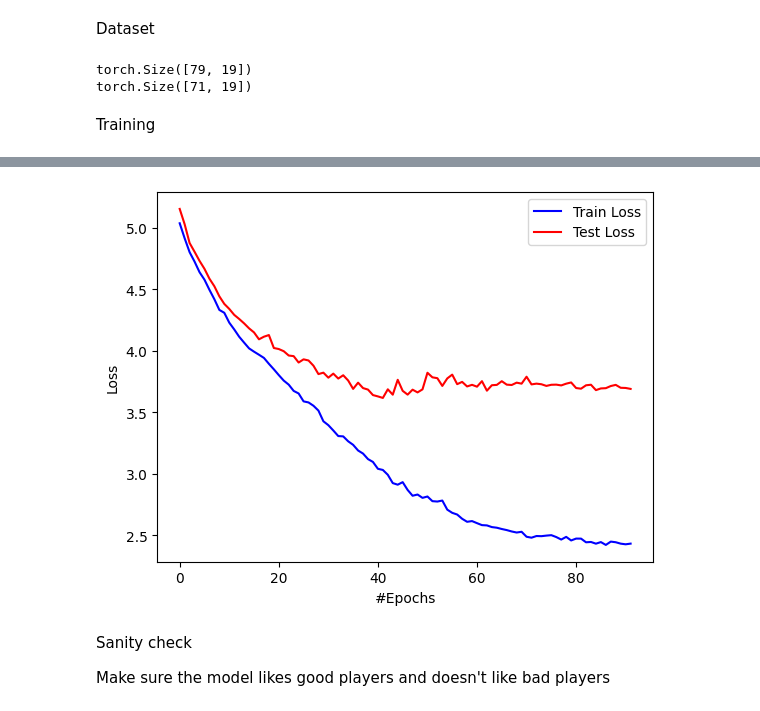
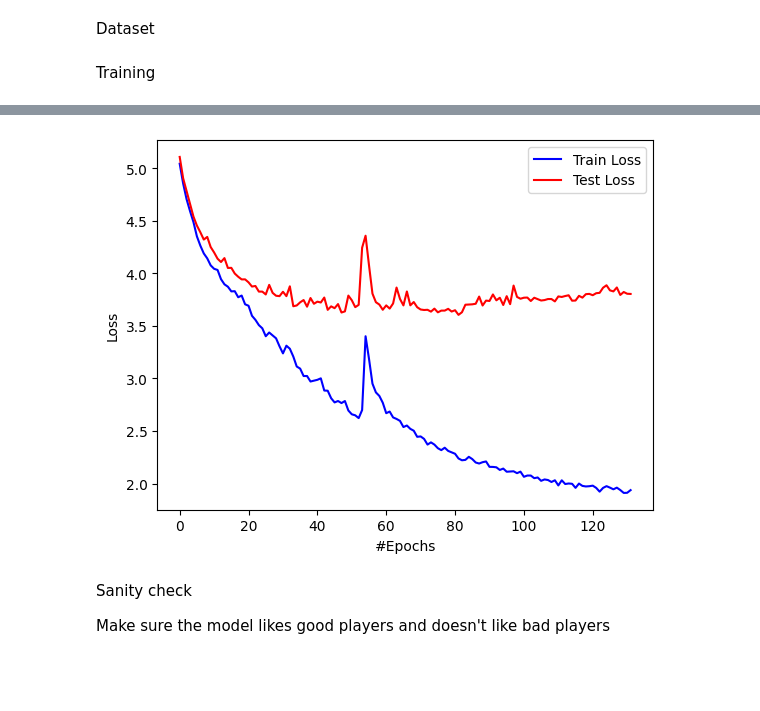
Before and after one commit to nitzryan/BaseballModels, a Jupyter notebook: Model.ipynb, the cells around one changed output, grey strips where cells are left out. Drawn from its saved outputs; the diff is of its cells as text; code cells hidden in the pictures; blank space fills up the shorter version.

```diff
--- a/Model.ipynb
+++ b/Model.ipynb
@@ -162,3 +190,5 @@ PCA(n_components=4)
+# %%
+pca_hitting_stdDevs = Generate_StdDev_Ratio(pca_hitting.explained_variance_ratio_)
 # %% [markdown]
 Determine PCA For Stealing Stats
 # %%
@@ -260,0 +293,3 @@ HITTER_OUTPUT_COLS = 1
+# %%
+HITTING_VARIANCE_SCALE = 1
+FIELDING_VARIANCE_SCALE = 0.0
@@ -479,13 +541,20 @@ def test(network, test_loader, loss_function):
 Model
 # %%
 class LSTM_Model(nn.Module):
-    def __init__(self, num_layers, hidden_size, dropout_perc):
+    def __init__(self, num_layers, hidden_size, dropout_perc, mutators):
         super().__init__()
 
         self.lstm = nn.LSTM(input_size=HITTER_COLS, hidden_size=hidden_size, num_layers=num_layers, batch_first=False, dropout=dropout_perc)
         self.linear = nn.Linear(hidden_size, HITTER_OUTPUT_COLS)
+        self.mutators = mutators
+
+    def to(self, *args, **kwargs):
+        self.mutators = self.mutators.to(*args, **kwargs)
+        return super(LSTM_Model, self).to(*args, **kwargs)
 
     def forward(self, x, lengths):
+        if self.training:
+            x += self.mutators[:x.size(0), :, :]
         lengths = lengths.to(torch.device("cpu")).long()
         packedInput = nn.utils.rnn.pack_padded_sequence(x, lengths, batch_first=True, enforce_sorted=False)
         packedOutput, (h_n, c_n) = self.lstm(packedInput)
@@ -535,11 +608,8 @@ class CustomDataset(torch.utils.data.Dataset):
 
         return data, self.lengths[idx], self.labels[:,idx]
 # %%
-trainHittersDataset = CustomDataset(x_train_padded, train_lengths, y_train_padded, should_augment=False)
+trainHittersDataset = CustomDataset(x_train_padded, train_lengths, y_train_padded, should_augment=True)
 testHittersDataset = CustomDataset(x_test_padded, test_lengths, y_test_padded, should_augment=False)
-# %% [output]
-torch.Size([79, 19])
-torch.Size([71, 19])
 # %% [markdown]
 Training
 # %%
@@ -562,15 +632,15 @@ def LSTM_MSELoss(pred, actual, lengths):
     maskedLoss = loss * lengths.unsqueeze(0)
     loss = maskedLoss.sum() / lengths.sum()
 # %%
-dropout_perc = 0.3
+dropout_perc = 0.2
 num_layers = 2
-hidden_size = 30
-network = LSTM_Model(num_layers, hidden_size, dropout_perc)
+hidden_size = 50
+network = LSTM_Model(num_layers, hidden_size, dropout_perc, hitting_mutators)
 network = network.to(device)
 print("Num. Parameters:", count_parameters(network))
 
 optimizer = torch.optim.Adam(network.parameters(), lr=0.001)
-scheduler = lr_scheduler.ReduceLROnPlateau(optimizer, factor=0.5, cooldown=5, verbose=False)
+scheduler = lr_scheduler.ReduceLROnPlateau(optimizer, factor=0.5, patience=20, cooldown=5, verbose=False)
 loss_function = LSTM_MSELoss
 
 batch_size = 800
@@ -595,4 +669,4 @@ Stopped training early at epoch=91 with loss=3.6157450675964355
-[figure, old version]
+[figure, new version]
 # %% [markdown]
 Sanity check
 
```
Also changed, not shown: parts of 11 cells of this notebook, 1 other file.
